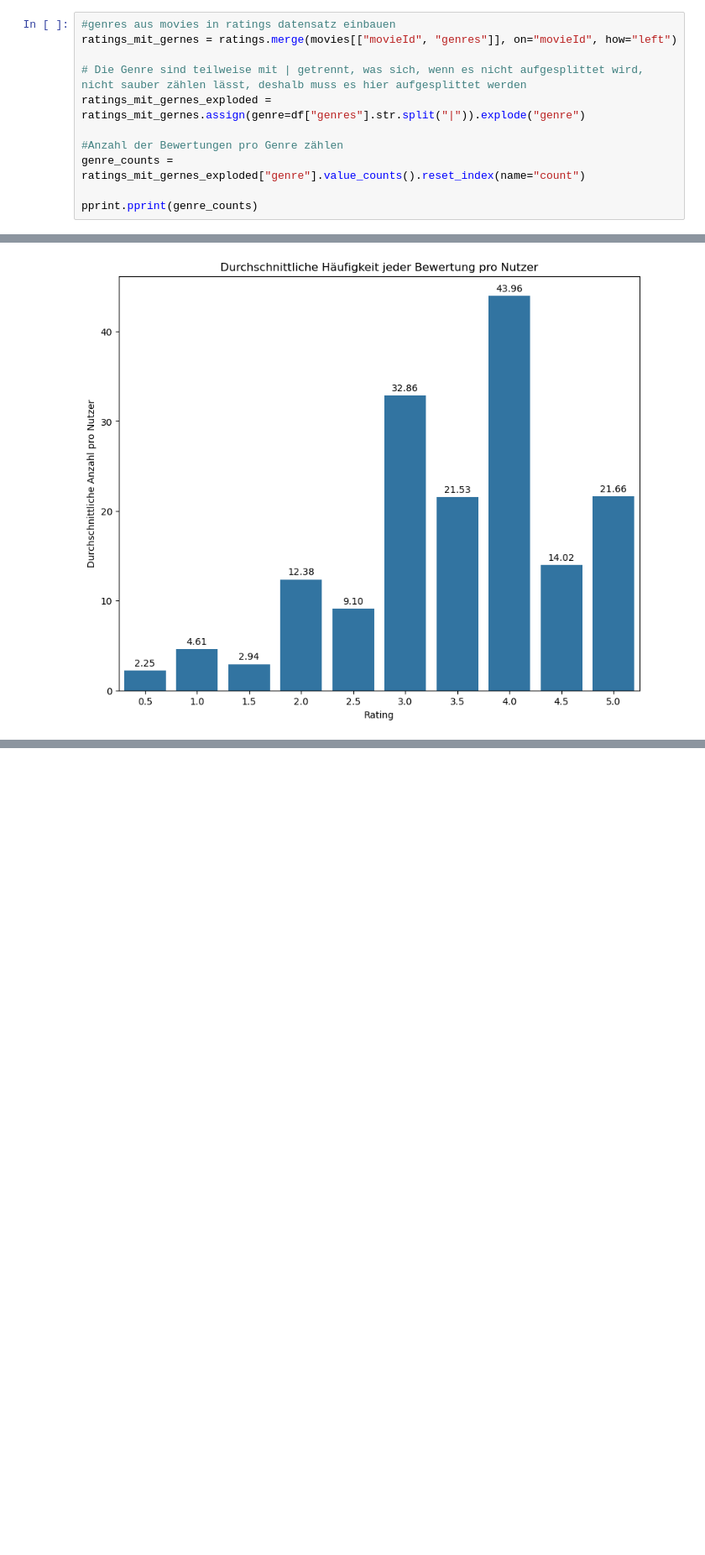
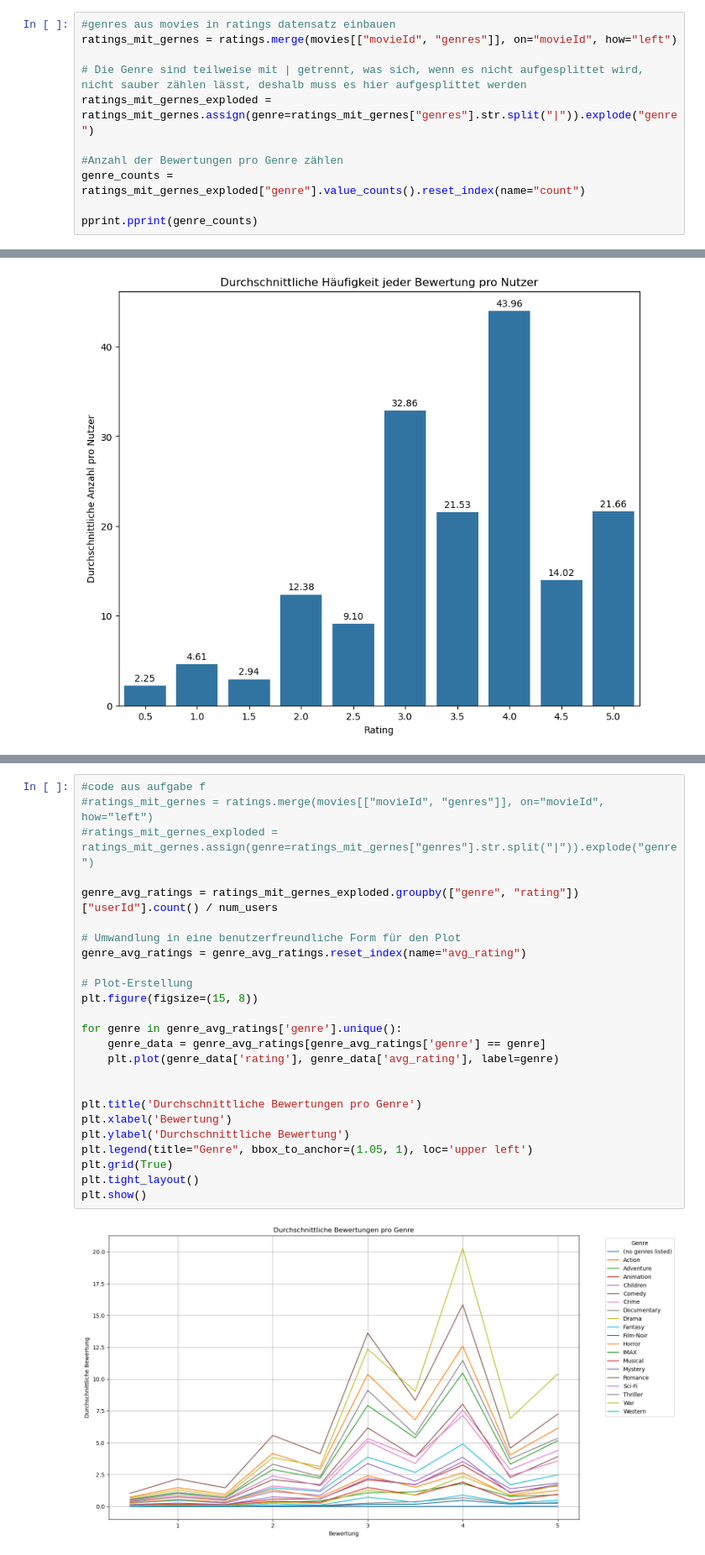
Before and after one commit to Tschoppsilas/RSY, a Jupyter notebook: RSY_MiniChallenge_FS25.ipynb, the cells around one changed output, grey strips where cells are left out. Shown at 84% size. Cells and saved outputs as stored; diff of their text form; blank space fills up the shorter version.

Commit message:
Aufgaben j erledigt

```diff
--- a/RSY_MiniChallenge_FS25.ipynb
+++ b/RSY_MiniChallenge_FS25.ipynb
@@ -358,7 +358,7 @@ Die Spannweite der Bewertungen für die Filme liegt zwischen: 0.5 bis 5.0
 ratings_mit_gernes = ratings.merge(movies[["movieId", "genres"]], on="movieId", how="left")
 
 # Die Genre sind teilweise mit | getrennt, was sich, wenn es nicht aufgesplittet wird, nicht sauber zählen lässt, deshalb muss es hier aufgesplittet werden
-ratings_mit_gernes_exploded = ratings_mit_gernes.assign(genre=df["genres"].str.split("|")).explode("genre")
+ratings_mit_gernes_exploded = ratings_mit_gernes.assign(genre=ratings_mit_gernes["genres"].str.split("|")).explode("genre")
 
 #Anzahl der Bewertungen pro Genre zählen
 genre_counts = ratings_mit_gernes_exploded["genre"].value_counts().reset_index(name="count")
@@ -439,3 +441,30 @@ plt.show()
+# %%
+#code aus aufgabe f
+#ratings_mit_gernes = ratings.merge(movies[["movieId", "genres"]], on="movieId", how="left")
+#ratings_mit_gernes_exploded = ratings_mit_gernes.assign(genre=ratings_mit_gernes["genres"].str.split("|")).explode("genre")
+
+genre_avg_ratings = ratings_mit_gernes_exploded.groupby(["genre", "rating"])["userId"].count() / num_users
+
+# Umwandlung in eine benutzerfreundliche Form für den Plot
+genre_avg_ratings = genre_avg_ratings.reset_index(name="avg_rating")
+
+# Plot-Erstellung
+plt.figure(figsize=(15, 8))
+
+for genre in genre_avg_ratings['genre'].unique():
+    genre_data = genre_avg_ratings[genre_avg_ratings['genre'] == genre]
+    plt.plot(genre_data['rating'], genre_data['avg_rating'], label=genre)
+
+
+plt.title('Durchschnittliche Bewertungen pro Genre')
+plt.xlabel('Bewertung')
+plt.ylabel('Durchschnittliche Bewertung')
+plt.legend(title="Genre", bbox_to_anchor=(1.05, 1), loc='upper left')
+plt.grid(True)
+plt.tight_layout()
+plt.show()
+# %% [output]
+[figure, added]
 # %% [markdown]
 ### Exercise 2 - Building a baseline RS (7 points)
 In this exercise we will build a baseline RS and functions to calculate fundamental performance metrics.
```
Also changed, not shown: parts of 1 cell of this notebook.
